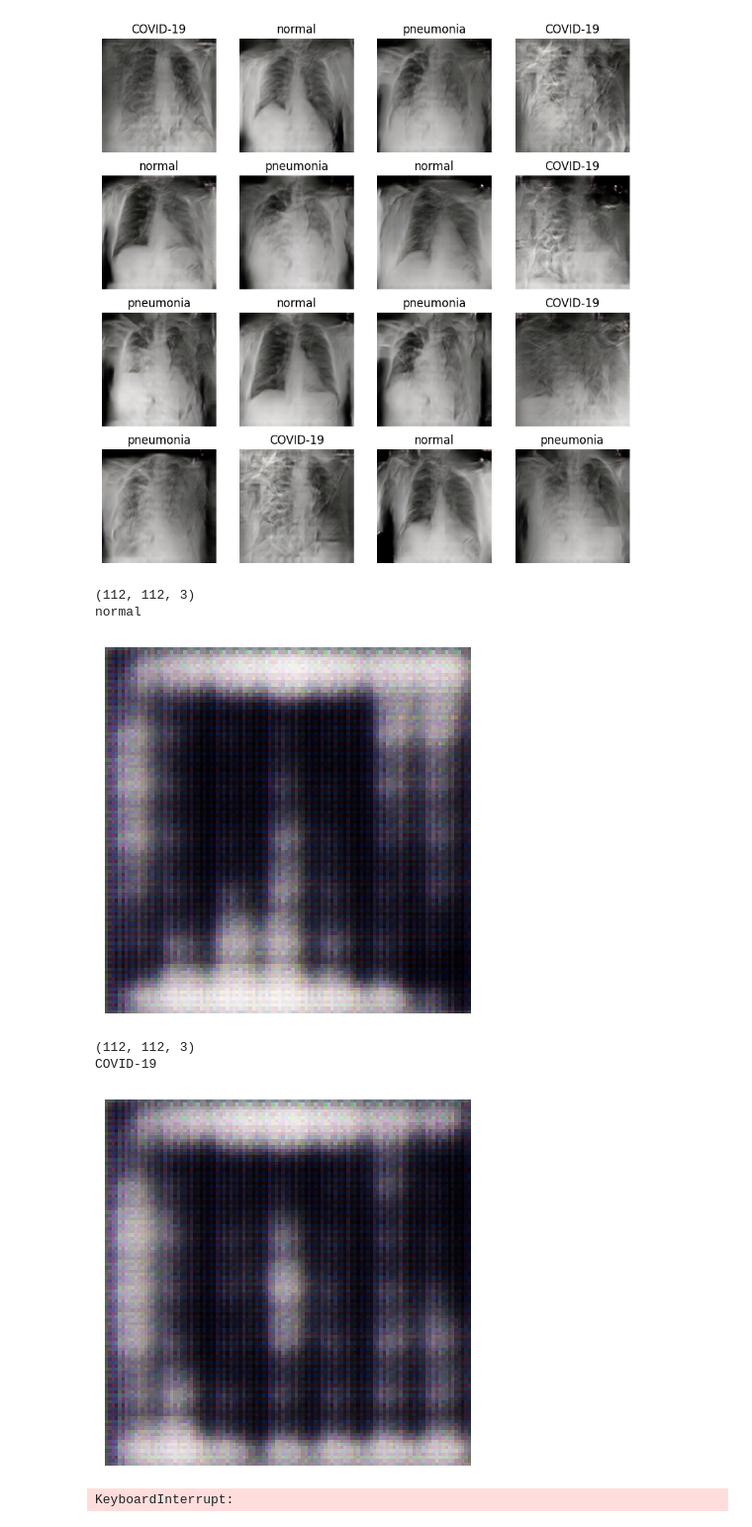
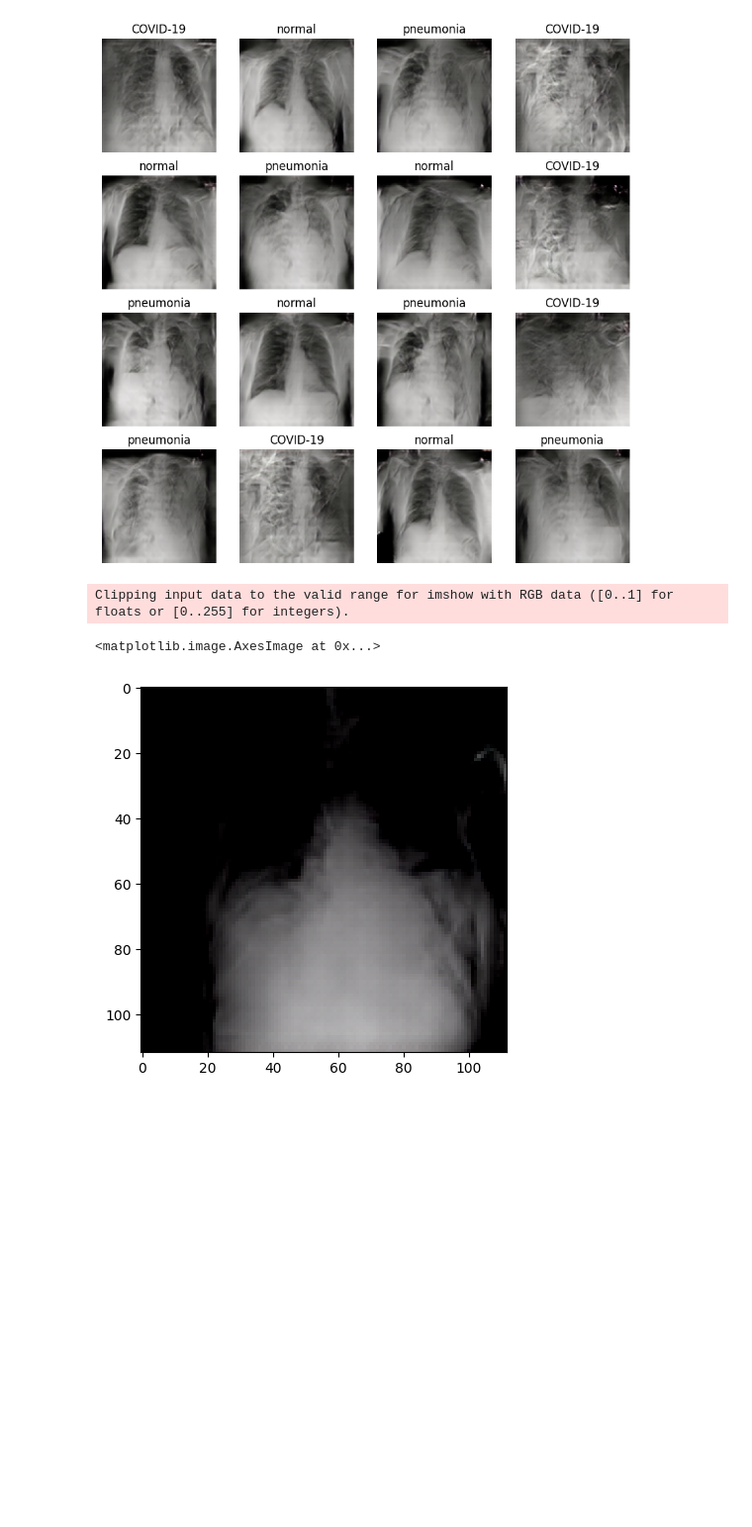
Before and after one commit to giocoal/CXR-ACGAN-chest-xray-generator-covid19-pneumonia, a Jupyter notebook: AC-cGAN.ipynb, the cells around one changed output. Shown at 99% size. Drawn from its saved outputs; the diff is of its cells as text; code cells hidden in the pictures; blank space fills up the shorter version.

```diff
--- a/AC-cGAN.ipynb
+++ b/AC-cGAN.ipynb
@@ -1101,0 +1351,12 @@ Epoch 298 of 500, training ..
+# %%
+plt.rcParams["font.size"] = 10
+for p in ['accuracy']:
+    for g in ['discriminator_real', 'discriminator_fake']:
+        plt.plot(hist[p][g], label='{} ({})'.format(g, p))
+    # Create a vector point-by-mean of the two accuracies vectors
+
+plt.legend(['Discriminator Real', 'Discriminator Fake'])
+plt.title(r'Source classifier accuracy per Epoch (train)')
+plt.xlabel('Epoch')
+plt.ylabel(r'$Accuracy$')
+plt.show()
@@ -1101,0 +1488,5 @@ Epoch 298 of 500, training ..
+# %%
+current_epoch = 288
+filename = f"./AC-cGAN/best_weights/params_generator_epoch_{current_epoch}.hdf5"
+generator_instance = generator(latent_dim = 100, n_classes = 3)
+generator_instance.load_weights(filename)
@@ -1132,36 +1562,35 @@ generate_images_test(gen, epoch + 1, seed_noise_rand, seed_labels_rand)
 # %%
 name_map = {0:'COVID-19', 1:'normal', 2:'pneumonia'}
 
 noise_gen, sampled_labels_gen = generate_batch_noise_and_labels(batch_size=62, latent_dim=100)
-generated_images_sample = gen.predict([noise_gen, sampled_labels_gen.reshape((-1, 1))], verbose=0)
+generated_images_sample = generator_instance.predict([noise_gen, sampled_labels_gen.reshape((-1, 1))], verbose=0)
 
 norm_image = cv2.normalize((generated_images_sample + 1) * 127.5, None, alpha=0, beta=255, norm_type=cv2.NORM_MINMAX, dtype=cv2.CV_32F)
 norm_img = norm_image.astype(np.uint8)
-for i in range(len(norm_img)):
-    plt.figure()
-    img = norm_img[i,:,:]
-    print(img.shape)
-    print(name_map[sampled_labels_gen[i]])
-    plt.imshow(img, cmap='gray')
-    _ = plt.axis('off')
-    plt.savefig('image.png')
-    plt.show()
-    time.sleep(5)
+
+plt.imshow(generated_images_sample[1], cmap='gray')
+
+# for i in range(len(norm_img)):
+#     plt.figure()
+#     img = norm_img[i,:,:]
+#     print(img.shape)
+#     print(name_map[sampled_labels_gen[i]])
+#     plt.imshow(img, cmap='gray')
+#     _ = plt.axis('off')
+#     plt.savefig('image.png')
+#     plt.show()
+#     time.sleep(5)
 
 # img = norm_img[0,:,:]
 # print(img.shape)
 # # img = (np.concatenate([r.reshape(-1, 112)
 # #                        for r in np.split(generated_images, 2)
 # #                        ], axis=-1) * 127.5 + 127.5).astype(np.uint8)
 
 # # plot images
 # plt.imshow(img, cmap='gray')
 # _ = plt.axis('off')
 # %% [output]
-(112, 112, 3)
-normal
+Clipping input data to the valid range for imshow with RGB data ([0..1] for floats or [0..255] for integers).
+<matplotlib.image.AxesImage at 0x...>
-[figure, old version]
+[figure, new version]
-(112, 112, 3)
-COVID-19
-[figure, removed]
-KeyboardInterrupt:
```
Also changed, not shown: parts of 61 cells of this notebook, 12 other files.
